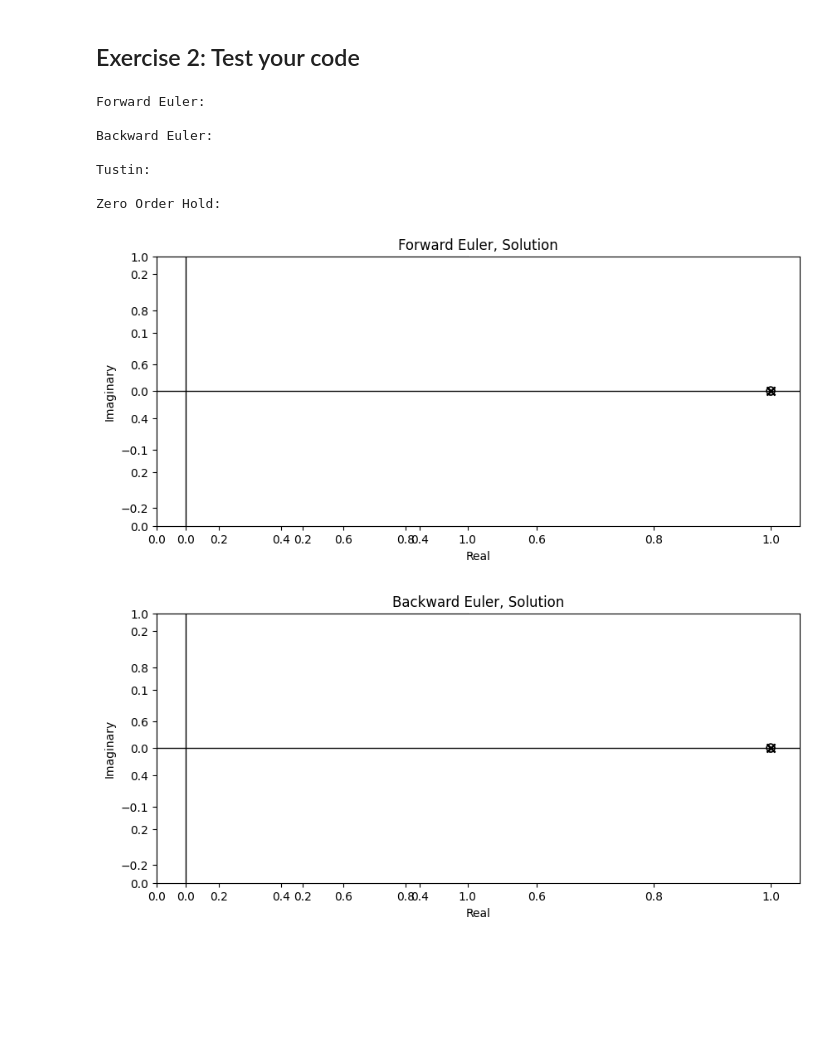
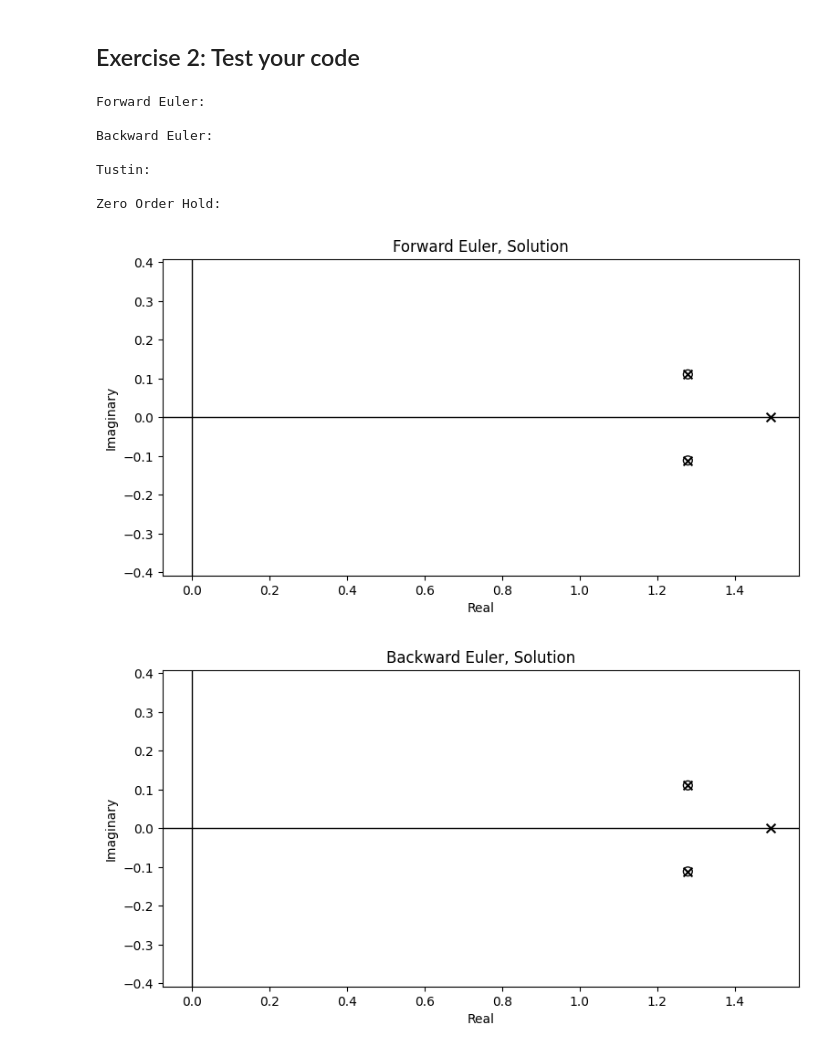
Before and after one commit to nic2703/control2JN, a Jupyter notebook: CS2_2024_unicycle_discrete_stability.ipynb, the cells around one changed output. Cells and saved outputs as stored; diff of their text form; code cells hidden in the pictures; blank space fills up the shorter version.

```diff
--- a/CS2_2024_unicycle_discrete_stability.ipynb
+++ b/CS2_2024_unicycle_discrete_stability.ipynb
@@ -121,11 +121,10 @@ def plot_poles(sys: ct.StateSpace, title_string: str) -> None:
     # Configure matplotlib plots to be a bit bigger and optimize layout
     plt.figure(figsize=[9, 4.5])
     # Plot the resulting trajectory (and some road boundaries)
-    plt.subplot(1, 2, 1)
     ct.pzmap(sys, Plot=True, title=title_string)
     plt.xlabel('Real')
     plt.ylabel('Imaginary')
-    plt.tight_layout()
+    plt.axis('Equal')
 # %% [markdown]
 ## Parameters and Reference Track
 
@@ -289,7 +288,7 @@ def system_discretization_sol(A: np.array, B: np.array, C:np.array, D:np.array,
 ## Exercise 2: Test your code
 # %%
 # Define the System matrices
-A_test = np.array([[0, 3, -1], [0, 0, 1], [0, 0, 0]])
+A_test = np.array([[4, -1, 0], [0, 2, 1], [0, -1, 3]])
 B_test = np.array([[1], [0], [0]])
 C_test = np.array([[1, 0, 0]])
 D_test = np.array([[0]])
@@ -303,32 +302,32 @@ print("Forward Euler:\n")
 #sysd_forward_euler = system_discretization_euler_forward(A_test, B_test, C_test, D_test, Ts)
 
 #plot_poles(sysd_forward_euler, t, r, 'Forward Euler, Your Implementation')
 plot_poles(solutions[0], 'Forward Euler, Solution')
 
 print("Backward Euler:\n")
 #sysd_backward_euler = system_discretization_euler_backward(A_test, B_test, C_test, D_test, Ts)
 
 #plot_poles(sysd_backward_euler, t, r, 'Backward Euler, Your Implementation')
 plot_poles(solutions[1], 'Backward Euler, Solution')
 
 print("Tustin:\n")
 #sysd_tustin = system_discretization_tustin(A_test, B_test, C_test, D_test, Ts)
 
 #plot_poles(sysd_tustin, t, r, 'Tustin, Your Implementation')
 plot_poles(solutions[2], 'Tustin, Solution')
 
 print("Zero Order Hold:\n")
 #sysd_zoh = system_discretization_zoh(A_test, B_test, C_test, D_test, Ts)
 
 #plot_poles(sysd_zoh, t, r, 'Zero Order Hold, Your Implementation')
 plot_poles(solutions[3], 'Zero Order Hold, Solution')
 # %% [output]
 Forward Euler:
 
 Backward Euler:
 
 Tustin:
 
 Zero Order Hold:
-[figure, old version]
+[figure, new version]
-[figure, old version]
+[figure, new version]
```
Also changed, not shown: parts of 1 cell of this notebook.
